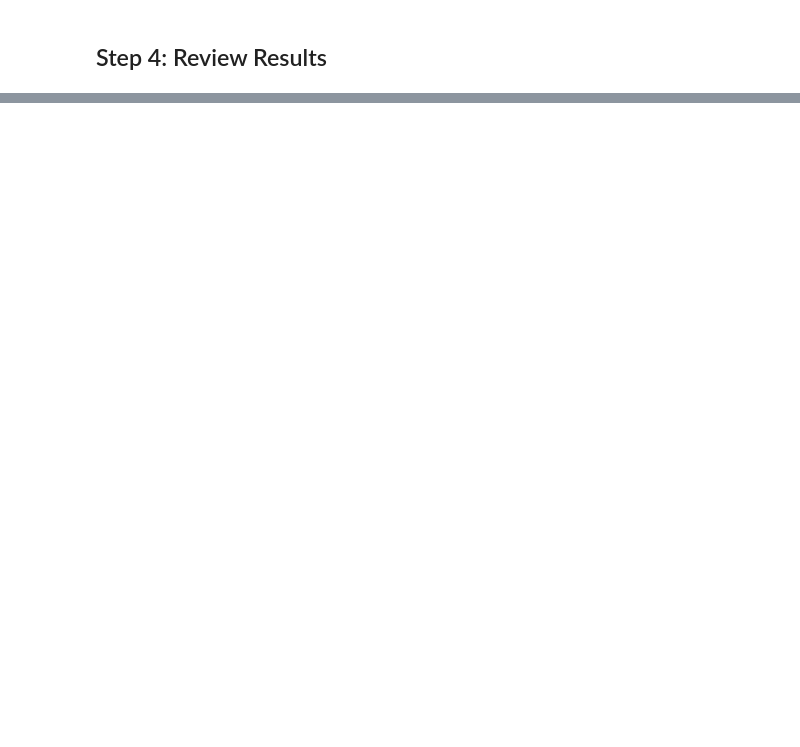
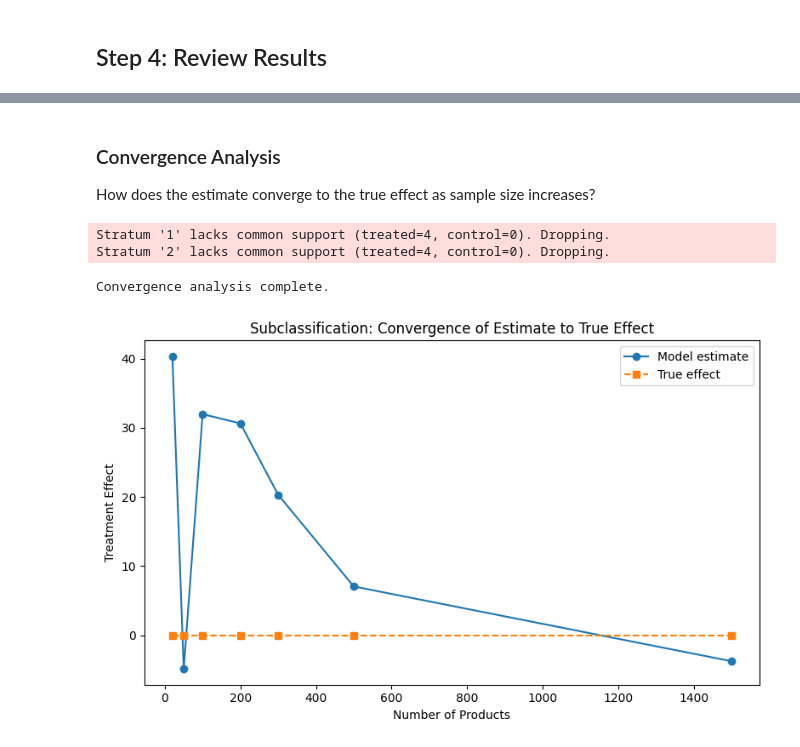
Before and after one commit to eisenhauerIO/tools-impact-engine-measure, a Jupyter notebook: documentation/notebooks/demo_subclassification.ipynb, the cells around one changed output, grey strips where cells are left out. Saved outputs shown, nothing was run; the diff lists cells and outputs as text; code cells hidden in the pictures; blank space fills up the shorter version.

```diff
--- a/documentation/notebooks/demo_subclassification.ipynb
+++ b/documentation/notebooks/demo_subclassification.ipynb
@@ -104,0 +174,11 @@ print("=" * 60)
+# %%
+parsed_baseline = parse_config_file(baseline_config_path)
+baseline_manager = create_metrics_manager(parsed_baseline)
+baseline_metrics = baseline_manager.retrieve_metrics(products)
+
+parsed_enriched = parse_config_file(config_path)
+enriched_manager = create_metrics_manager(parsed_enriched)
+enriched_metrics = enriched_manager.retrieve_metrics(products)
+
+print(f"Baseline records: {len(baseline_metrics)}")
+print(f"Enriched records: {len(enriched_metrics)}")
@@ -104,0 +214,44 @@ print("=" * 60)
+# %% [markdown]
+### Convergence Analysis
+
+How does the estimate converge to the true effect as sample size increases?
+# %%
+sample_sizes = [20, 50, 100, 200, 300, 500, 1500]
+estimates_list = []
+truth_list = []
+
+parsed = parse_config_file(config_path)
+measurement_config = parsed["MEASUREMENT"]
+all_product_ids = enriched_metrics["product_id"].unique()
+
+for n in sample_sizes:
+    subset_ids = all_product_ids[:n]
+    enriched_sub = enriched_metrics[enriched_metrics["product_id"].isin(subset_ids)]
+    baseline_sub = baseline_metrics[baseline_metrics["product_id"].isin(subset_ids)]
+
+    true = calculate_true_effect(baseline_sub, enriched_sub)
+    truth_list.append(true["treatment_effect"])
+
+    model = get_model_adapter("subclassification")
+    model.connect(measurement_config["PARAMS"])
+    result = model.fit(data=enriched_sub)
+    estimates_list.append(result.data["impact_estimates"]["treatment_effect"])
+
+print("Convergence analysis complete.")
+# %% [output]
+Stratum '1' lacks common support (treated=4, control=0). Dropping.
+Stratum '2' lacks common support (treated=4, control=0). Dropping.
+Convergence analysis complete.
+# %%
+from notebook_support import plot_convergence
+
+plot_convergence(
+    sample_sizes,
+    estimates_list,
+    truth_list,
+    xlabel="Number of Products",
+    ylabel="Treatment Effect",
+    title="Subclassification: Convergence of Estimate to True Effect",
+)
+# %% [output]
+[figure, added]
```
Also changed, not shown: parts of 10 cells of this notebook, 11 other files.
